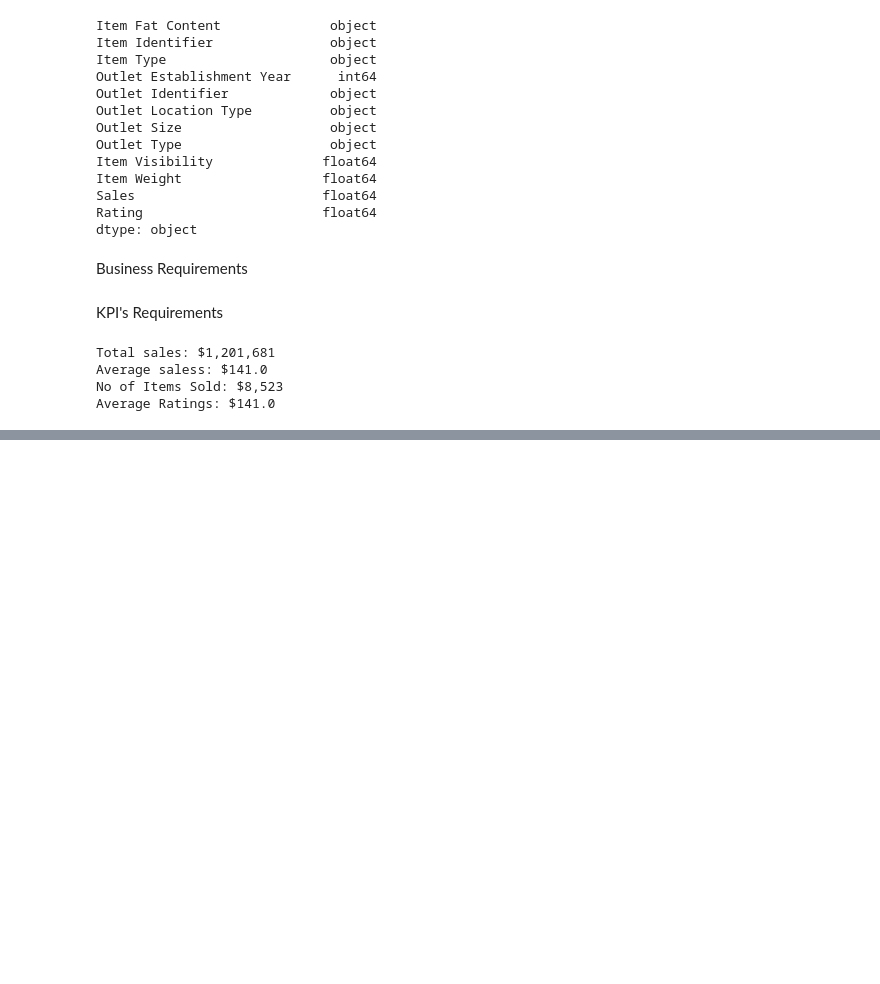
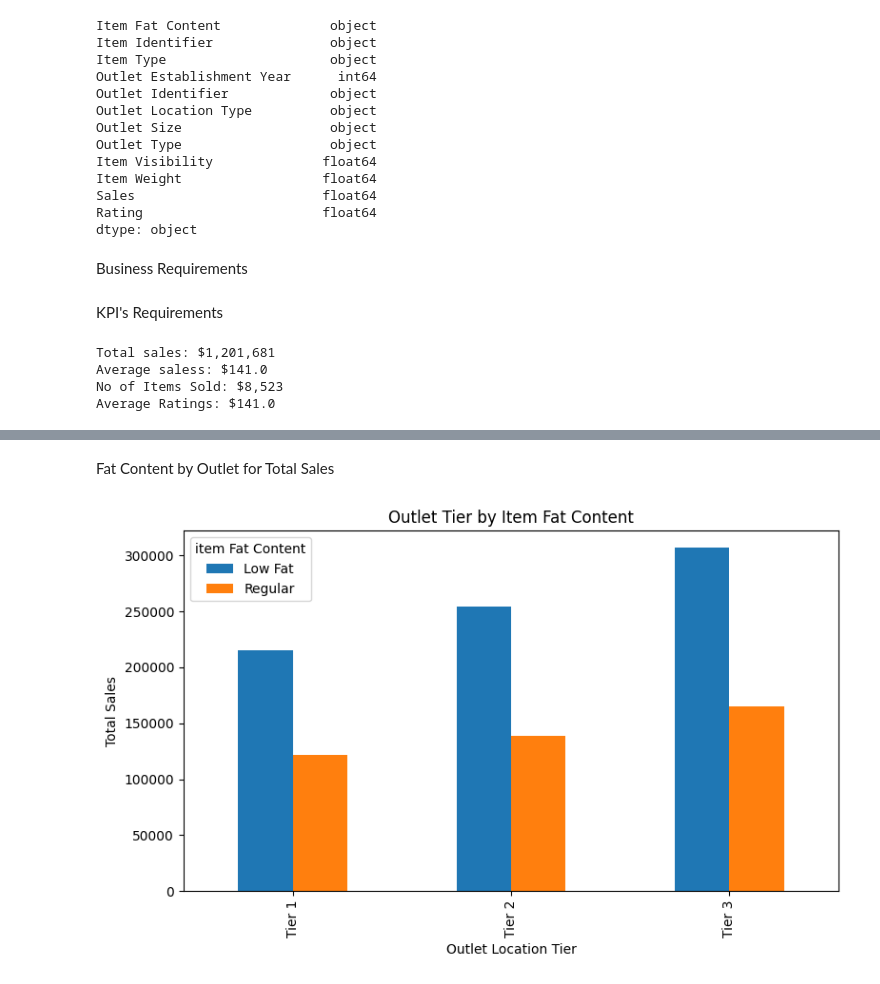
Before and after one commit to KrzysztofSym/blinkit_grocery_data, a Jupyter notebook: Blinkit Analysis in Python.ipynb, the cells around one changed output, grey strips where cells are left out. Drawn from its saved outputs; the diff is of its cells as text; code cells hidden in the pictures; blank space fills up the shorter version.

```diff
--- a/Blinkit Analysis in Python.ipynb
+++ b/Blinkit Analysis in Python.ipynb
@@ -135,0 +170,14 @@ Average Ratings: $141.0
+# %% [markdown]
+Fat Content by Outlet for Total Sales
+# %%
+grouped = df.groupby(['Outlet Location Type', 'Item Fat Content'])['Sales'].sum().unstack()
+gropued = grouped[['Regular', 'Low Fat']]
+
+ax = grouped.plot(kind='bar', figsize=(8, 5), title='Outlet Tier by Item Fat Content')
+plt.xlabel('Outlet Location Tier')
+plt.ylabel('Total Sales')
+plt.legend(title='item Fat Content')
+plt.tight_layout()
+plt.show()
+# %% [output]
+[figure, added]
```
Also changed, not shown: parts of 7 cells of this notebook.
